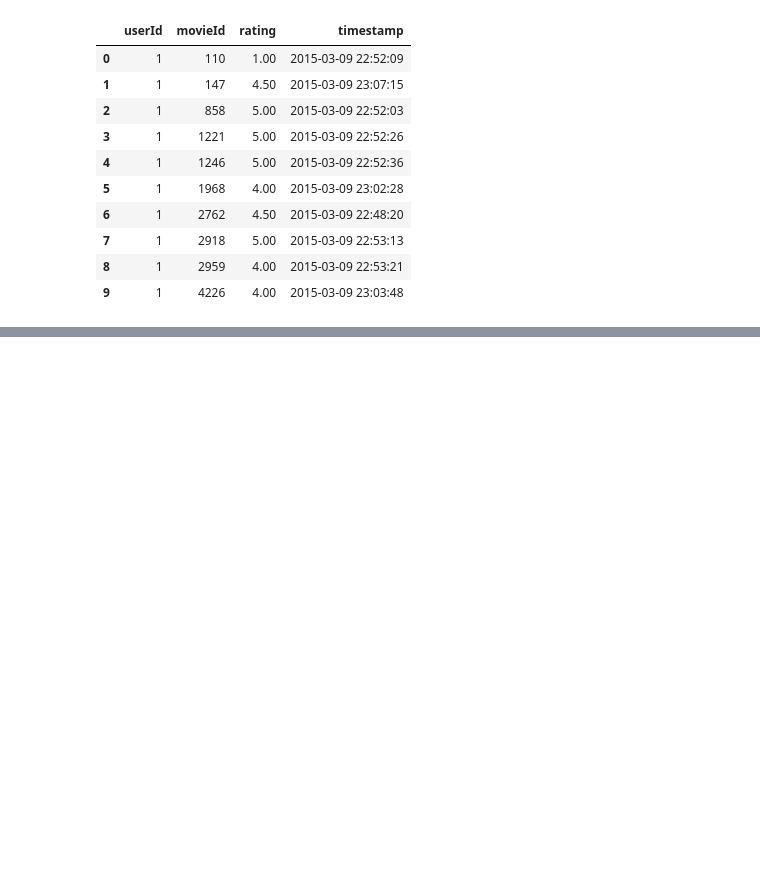
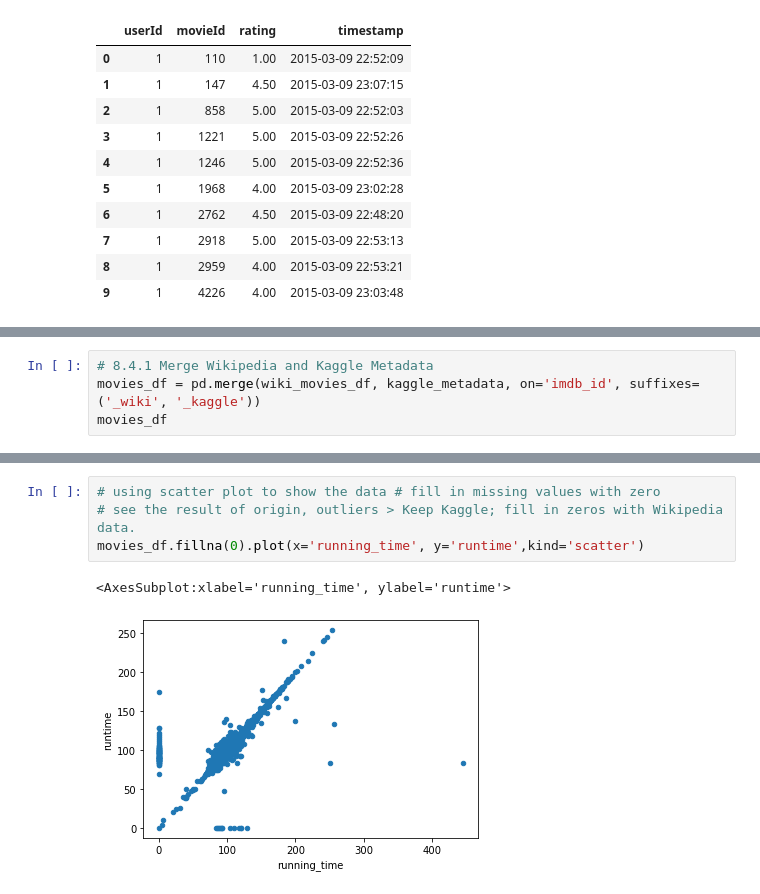
Before and after one commit to BessHung/Movies-ETL, a Jupyter notebook: Movie_extraction.ipynb, the cells around one changed output, grey strips where cells are left out. Drawn from its saved outputs; the diff is of its cells as text; blank space fills up the shorter version.

Commit message:
merge wiki and kaggle datasets

```diff
--- a/Movie_extraction.ipynb
+++ b/Movie_extraction.ipynb
@@ -1090,0 +1096,4 @@ ratings.head(10)
+# %%
+# 8.4.1 Merge Wikipedia and Kaggle Metadata
+movies_df = pd.merge(wiki_movies_df, kaggle_metadata, on='imdb_id', suffixes=('_wiki', '_kaggle'))
+movies_df
@@ -1090,0 +1154,7 @@ ratings.head(10)
+# %%
+# using scatter plot to show the data # fill in missing values with zero
+# see the result of origin, outliers > Keep Kaggle; fill in zeros with Wikipedia data.
+movies_df.fillna(0).plot(x='running_time', y='runtime',kind='scatter')
+# %% [output]
+<AxesSubplot:xlabel='running_time', ylabel='runtime'>
+[figure, added]
```
Also changed, not shown: parts of 30 cells of this notebook.
